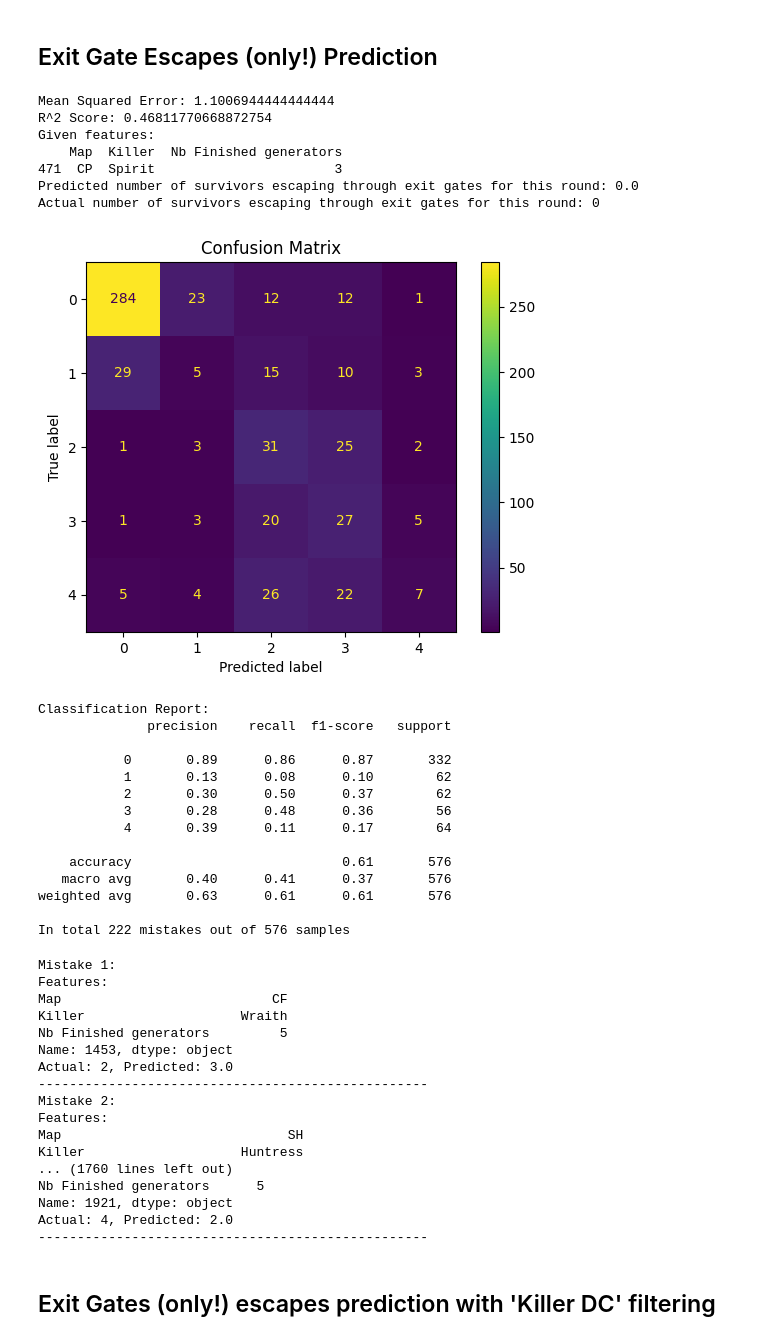
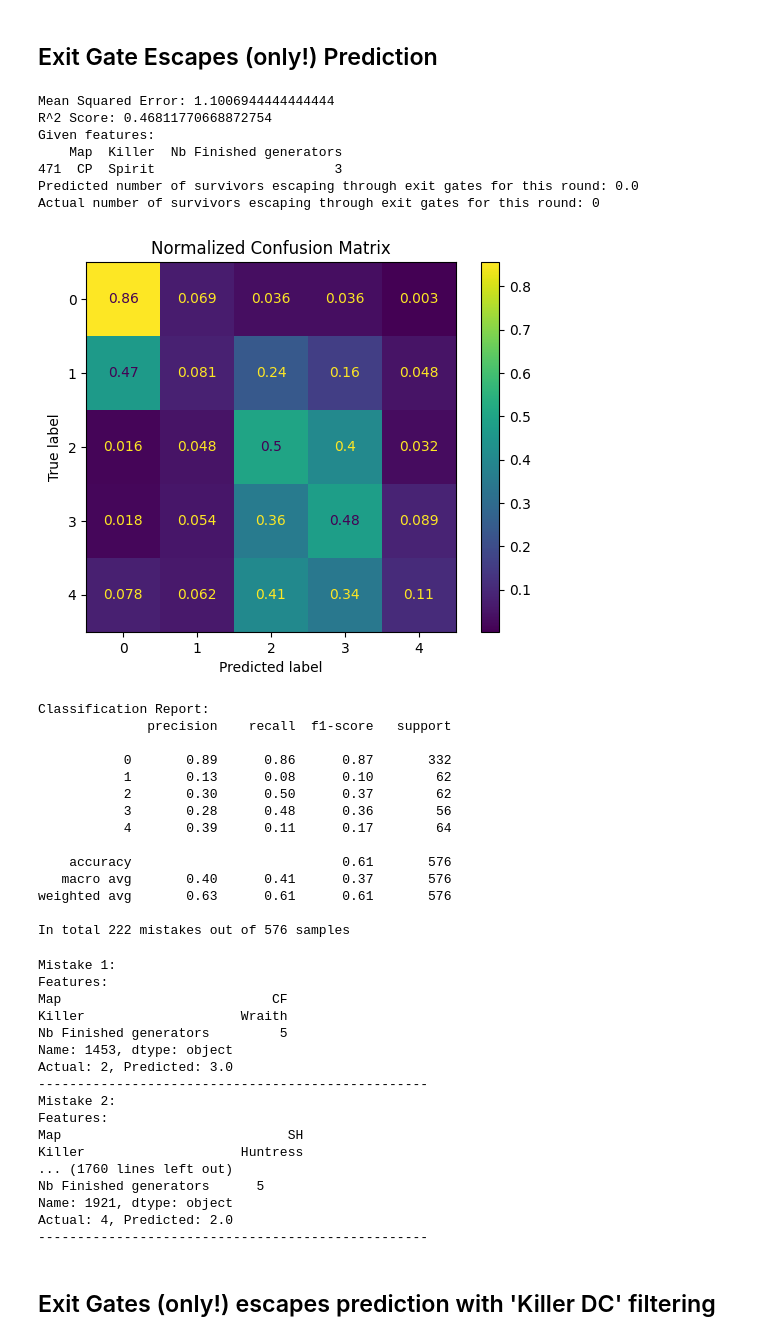
Before and after one commit to doubavitch/Dead-by-Daylight-Predictions, a Jupyter notebook: Dead by Daylight Predictions.ipynb, the cells around one changed output. Cells and saved outputs as stored; diff of their text form; code cells hidden in the pictures.

Commit message:
normalized all confusion matrices

```diff
--- a/Dead by Daylight Predictions.ipynb
+++ b/Dead by Daylight Predictions.ipynb
@@ -263,43 +276,47 @@ print(f'Actual number of survivors escaping through exit gates for this round: {
 # Confusion Matrix
 class_names = np.arange(0, 5)
 conf_matrix = confusion_matrix(y_test, y_pred, labels=class_names)
-disp = ConfusionMatrixDisplay(confusion_matrix=conf_matrix, display_labels=class_names)
+
+# Normalize the confusion matrix
+conf_matrix_normalized = conf_matrix.astype('float') / conf_matrix.sum(axis=1)[:, np.newaxis]
+
+disp = ConfusionMatrixDisplay(confusion_matrix=conf_matrix_normalized, display_labels=class_names)
 disp.plot(cmap='viridis')
-plt.title('Confusion Matrix')
+plt.title('Normalized Confusion Matrix')
 plt.show()
 
 # Classification Report
 print('Classification Report:')
 print(classification_report(y_test, y_pred))
 
 # Save the model
-joblib.dump(model, 'dbd_exit_gate_escape_prediction_model.pkl')
+#joblib.dump(model, 'dbd_exit_gate_escape_prediction_model.pkl')
 
 
 from tqdm import tqdm
 # Error analysis
 err = []
 for i in range(len(y_test)):
     if y_test.iloc[i] != y_pred[i]:
         err.append(i)
 
 print(f'In total {len(err)} mistakes out of {len(y_test)} samples')
 
 for i in tqdm(range(len(err))):
     index = err[i]
     print(f'Mistake {i+1}:')
     print(f'Features: \n{X_test.iloc[index]}')
     print(f'Actual: {y_test.iloc[index]}, Predicted: {y_pred[index]}')
     print('-' * 50)
 # %% [output]
 Mean Squared Error: 1.1006944444444444
 R^2 Score: 0.46811770668872754
 Given features:
     Map  Killer  Nb Finished generators
 471  CP  Spirit                       3
 Predicted number of survivors escaping through exit gates for this round: 0.0
 Actual number of survivors escaping through exit gates for this round: 0
-[figure, old version]
+[figure, new version]
 Classification Report:
               precision    recall  f1-score   support
 
```
Also changed, not shown: parts of 11 cells of this notebook.
